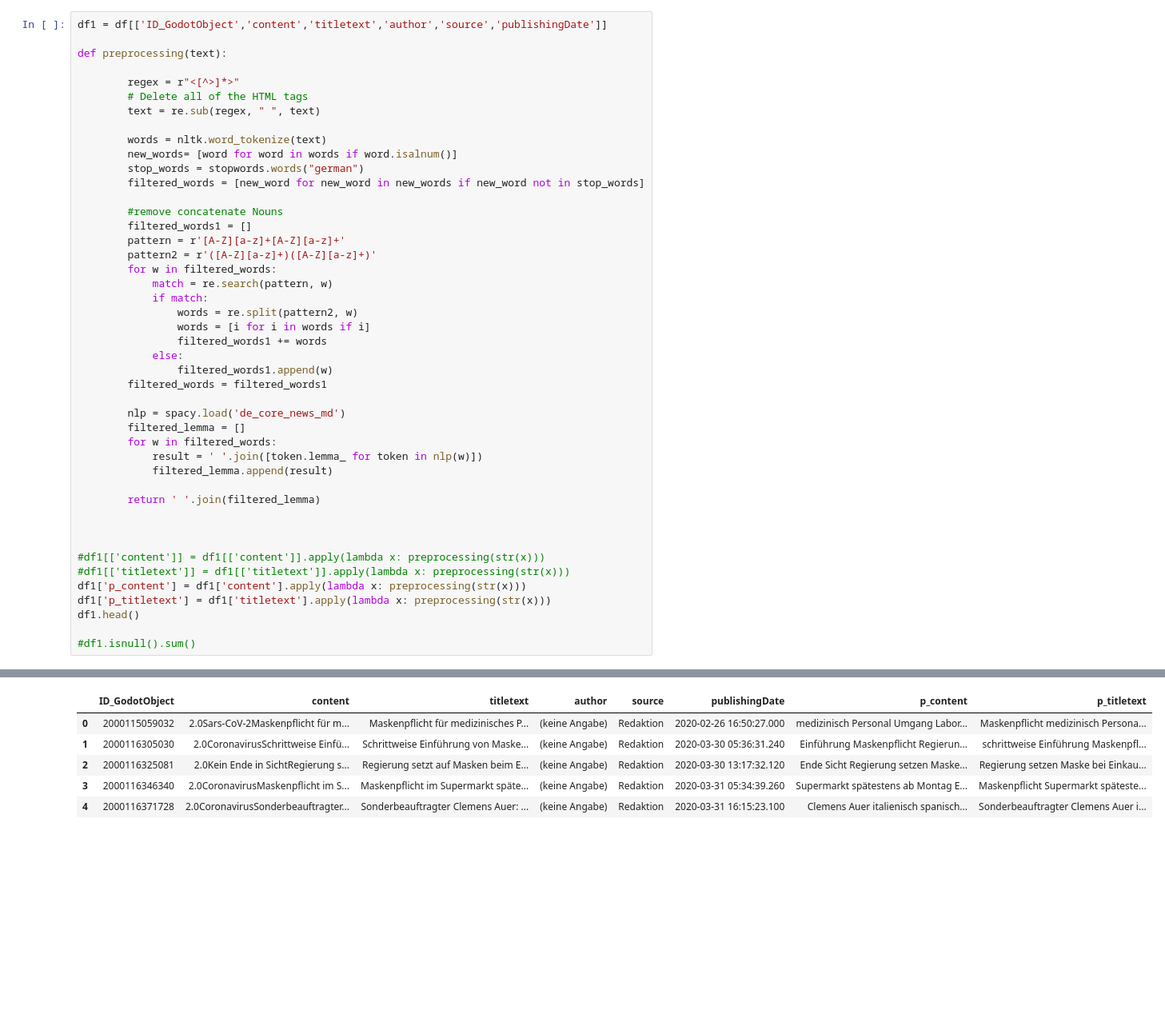
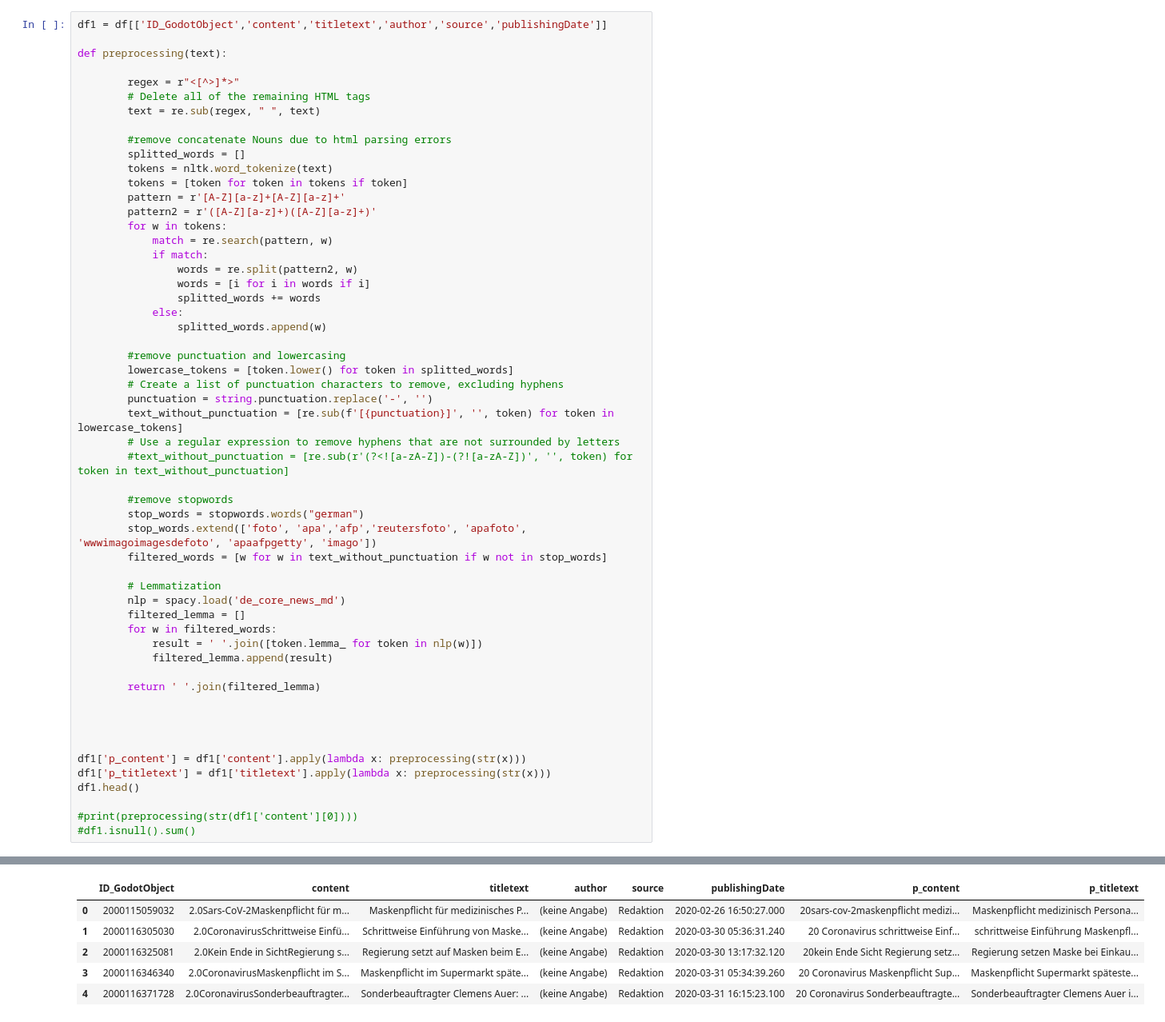
Before and after one commit to lukasthekid/corona-mask-requirement-nlp-analysis, a Jupyter notebook: first-approach.ipynb, the cells around one changed output, grey strips where cells are left out. Shown at 80% size. Cells and saved outputs as stored; diff of their text form; blank space fills up the shorter version.

```diff
--- a/first-approach.ipynb
+++ b/first-approach.ipynb
@@ -205,59 +207,69 @@ df1 = df[['ID_GodotObject','content','titletext','author','source','publishingDa
 def preprocessing(text):
 
         regex = r"<[^>]*>"
-        # Delete all of the HTML tags
+        # Delete all of the remaining HTML tags
         text = re.sub(regex, " ", text)
 
-        words = nltk.word_tokenize(text)
-        new_words= [word for word in words if word.isalnum()]
-        stop_words = stopwords.words("german")
-        filtered_words = [new_word for new_word in new_words if new_word not in stop_words]
-
-        #remove concatenate Nouns
-        filtered_words1 = []
+        #remove concatenate Nouns due to html parsing errors
+        splitted_words = []
+        tokens = nltk.word_tokenize(text)
+        tokens = [token for token in tokens if token]
         pattern = r'[A-Z][a-z]+[A-Z][a-z]+'
         pattern2 = r'([A-Z][a-z]+)([A-Z][a-z]+)'
-        for w in filtered_words:
+        for w in tokens:
             match = re.search(pattern, w)
             if match:
                 words = re.split(pattern2, w)
                 words = [i for i in words if i]
-                filtered_words1 += words
+                splitted_words += words
             else:
-                filtered_words1.append(w)
-        filtered_words = filtered_words1
+                splitted_words.append(w)
 
+        #remove punctuation and lowercasing
+        lowercase_tokens = [token.lower() for token in splitted_words]
+        # Create a list of punctuation characters to remove, excluding hyphens
+        punctuation = string.punctuation.replace('-', '')
+        text_without_punctuation = [re.sub(f'[{punctuation}]', '', token) for token in lowercase_tokens]
+        # Use a regular expression to remove hyphens that are not surrounded by letters
+        #text_without_punctuation = [re.sub(r'(?<![a-zA-Z])-(?![a-zA-Z])', '', token) for token in text_without_punctuation]
+
+        #remove stopwords
+        stop_words = stopwords.words("german")
+        stop_words.extend(['foto', 'apa','afp','reutersfoto', 'apafoto', 'wwwimagoimagesdefoto', 'apaafpgetty', 'imago'])
+        filtered_words = [w for w in text_without_punctuation if w not in stop_words]
+
+        # Lemmatization
         nlp = spacy.load('de_core_news_md')
         filtered_lemma = []
         for w in filtered_words:
             result = ' '.join([token.lemma_ for token in nlp(w)])
             filtered_lemma.append(result)
 
         return ' '.join(filtered_lemma)
 
 
 
-#df1[['content']] = df1[['content']].apply(lambda x: preprocessing(str(x)))
-#df1[['titletext']] = df1[['titletext']].apply(lambda x: preprocessing(str(x)))
+
 df1['p_content'] = df1['content'].apply(lambda x: preprocessing(str(x)))
 df1['p_titletext'] = df1['titletext'].apply(lambda x: preprocessing(str(x)))
 df1.head()
 
+#print(preprocessing(str(df1['content'][0])))
 #df1.isnull().sum()
 # %% [output]
 A value is trying to be set on a copy of a slice from a DataFrame.
 Try using .loc[row_indexer,col_indexer] = value instead
 
 See the caveats in the documentation: https://pandas.pydata.org/pandas-docs/stable/user_guide/indexing.html#returning-a-view-versus-a-copy
   df1['p_content'] = df1['content'].apply(lambda x: preprocessing(str(x)))
 A value is trying to be set on a copy of a slice from a DataFrame.
 Try using .loc[row_indexer,col_indexer] = value instead
 
 See the caveats in the documentation: https://pandas.pydata.org/pandas-docs/stable/user_guide/indexing.html#returning-a-view-versus-a-copy
   df1['p_titletext'] = df1['titletext'].apply(lambda x: preprocessing(str(x)))
 |  | ID_GodotObject | content | titletext | author | source | publishingDate | p_content | p_titletext |
-| 0 | 2000115059032 | ﻿2.0Sars-CoV-2Maskenpflicht für m... | Maskenpflicht für medizinisches P... | (keine Angabe) | Redaktion | 2020-02-26 16:50:27.000 | medizinisch Personal Umgang Labor... | Maskenpflicht medizinisch Persona... |
-| 1 | 2000116305030 | ﻿2.0CoronavirusSchrittweise Einfü... | Schrittweise Einführung von Maske... | (keine Angabe) | Redaktion | 2020-03-30 05:36:31.240 | Einführung Maskenpflicht Regierun... | schrittweise Einführung Maskenpfl... |
-| 2 | 2000116325081 | ﻿2.0Kein Ende in SichtRegierung s... | Regierung setzt auf Masken beim E... | (keine Angabe) | Redaktion | 2020-03-30 13:17:32.120 | Ende Sicht Regierung setzen Maske... | Regierung setzen Maske bei Einkau... |
-| 3 | 2000116346340 | ﻿2.0CoronavirusMaskenpflicht im S... | Maskenpflicht im Supermarkt späte... | (keine Angabe) | Redaktion | 2020-03-31 05:34:39.260 | Supermarkt spätestens ab Montag E... | Maskenpflicht Supermarkt späteste... |
-| 4 | 2000116371728 | ﻿2.0CoronavirusSonderbeauftragter... | Sonderbeauftragter Clemens Auer: ... | (keine Angabe) | Redaktion | 2020-03-31 16:15:23.100 | Clemens Auer italienisch spanisch... | Sonderbeauftragter Clemens Auer i... |
+| 0 | 2000115059032 | ﻿2.0Sars-CoV-2Maskenpflicht für m... | Maskenpflicht für medizinisches P... | (keine Angabe) | Redaktion | 2020-02-26 16:50:27.000 | ﻿20sars-cov-2maskenpflicht medizi... | Maskenpflicht medizinisch Persona... |
+| 1 | 2000116305030 | ﻿2.0CoronavirusSchrittweise Einfü... | Schrittweise Einführung von Maske... | (keine Angabe) | Redaktion | 2020-03-30 05:36:31.240 | ﻿20 Coronavirus schrittweise Einf... | schrittweise Einführung Maskenpfl... |
+| 2 | 2000116325081 | ﻿2.0Kein Ende in SichtRegierung s... | Regierung setzt auf Masken beim E... | (keine Angabe) | Redaktion | 2020-03-30 13:17:32.120 | ﻿20kein Ende Sicht Regierung setz... | Regierung setzen Maske bei Einkau... |
+| 3 | 2000116346340 | ﻿2.0CoronavirusMaskenpflicht im S... | Maskenpflicht im Supermarkt späte... | (keine Angabe) | Redaktion | 2020-03-31 05:34:39.260 | ﻿20 Coronavirus Maskenpflicht Sup... | Maskenpflicht Supermarkt späteste... |
+| 4 | 2000116371728 | ﻿2.0CoronavirusSonderbeauftragter... | Sonderbeauftragter Clemens Auer: ... | (keine Angabe) | Redaktion | 2020-03-31 16:15:23.100 | ﻿20 Coronavirus Sonderbeauftragte... | Sonderbeauftragter Clemens Auer i... |
```
Also changed, not shown: parts of 5 cells of this notebook, 18 other files.
